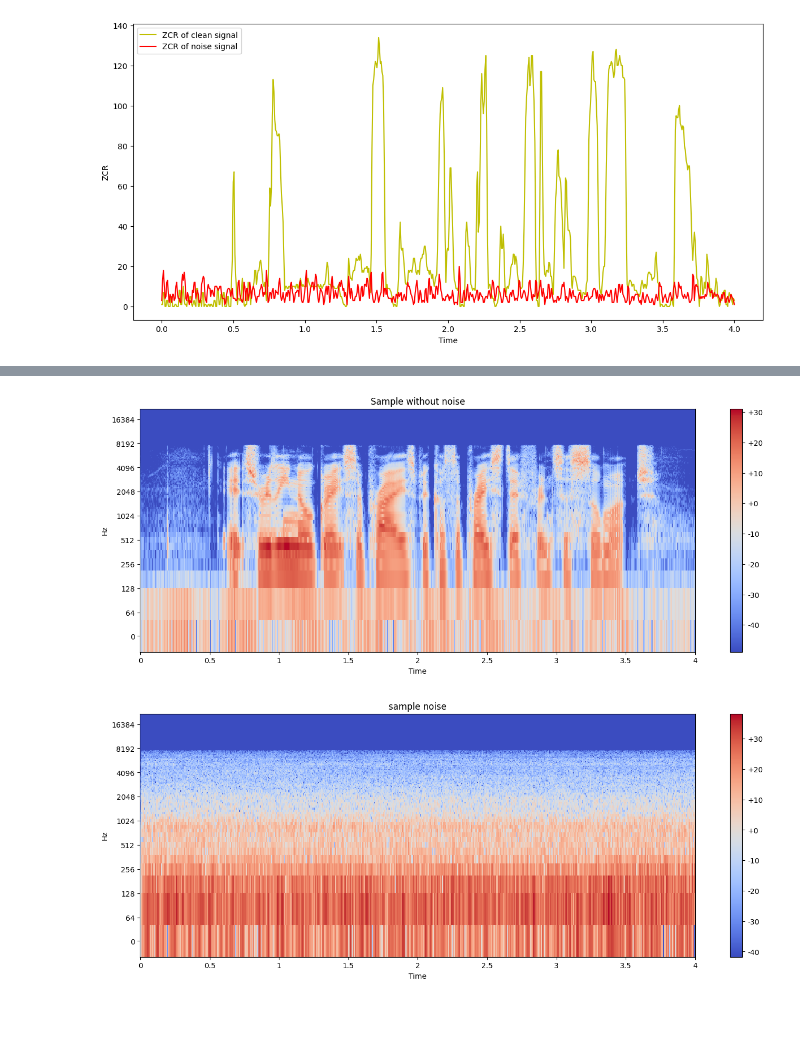
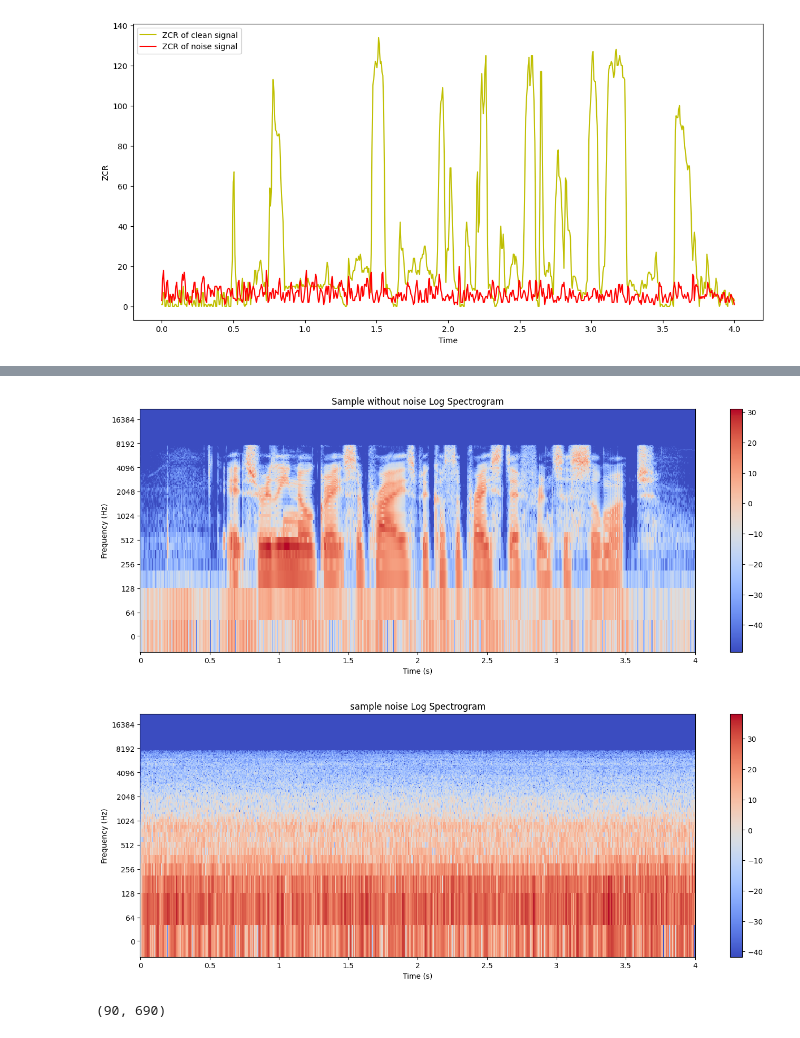
Before and after one commit to MahyarFardin/Deep-white-noise-elimination-using-recurrent-and-convolutional-generative-adversial-networks, a Jupyter notebook: dataset_overview.ipynb, the cells around one changed output, grey strips where cells are left out. Saved outputs shown, nothing was run; the diff lists cells and outputs as text; code cells hidden in the pictures.

Commit message:
Log Mel Spectrogram of samples was extracted

```diff
--- a/dataset_overview.ipynb
+++ b/dataset_overview.ipynb
@@ -240,21 +252,38 @@ plot_magnitude_spectrum(magnitude_spectrum_noise, sr, "Sample noise", 0.5)
-# %%
-def plot_spectrogram(Y, sr, hop_length, y_axis = "log", title = "Spactrogram"):
-  plt.figure(figsize = (17,6))
-  librosa.display.specshow(Y, sr = sr, hop_length = hop_length, x_axis = "time", y_axis = y_axis)
-  plt.title(title)
-  plt.colorbar(format = "%+2.f")
+# %%
+def plot_spectrogram(spectrogram, sr, hop_length, y_axis = "log", title = "Log Spactrogram"):
+  """
+    Plot a spectrogram.
+
+    Parameters:
+    - spectrogram (numpy.ndarray): The input spectrogram to be plotted.
+    - sr (int): The sampling rate of the audio signal.
+    - hop_length (int): The number of samples between successive frames.
+    - y_axis (str, optional): The scale of the frequency axis. Defaults to "log".
+    - title (str, optional): The title of the plot. Defaults to "Spectrogram".
+
+    Returns:
+    - None
+  """
+
+  plt.figure(figsize = (17,6))
+  librosa.display.specshow(spectrogram, sr = sr, hop_length = hop_length, x_axis = "time", y_axis = y_axis,)
+  plt.title(title)
+  plt.ylabel("Frequency (Hz)")
+  plt.xlabel("Time (s)")
+  plt.colorbar()
 # %%
-# extract short time fourier transform of both clean and noise signals
+# extract short time fourier transform (STFT) of both signals
 stft_signal_clean = librosa.stft(signal_clean, n_fft=FRAME_LENGTH, hop_length=HOP_LENGTH)
 stft_signal_noise = librosa.stft(signal_noise, n_fft=FRAME_LENGTH, hop_length=HOP_LENGTH)
 
 # extract spectrogram of the signals
-y_clean = librosa.power_to_db(np.abs(stft_signal_clean) ** 2)
-y_noise = librosa.power_to_db(np.abs(stft_signal_noise) ** 2)
-
-# Plot the log spectrograms of the signals
-plot_spectrogram(y_clean, sr, HOP_LENGTH, "log", title="Sample without noise")
-plot_spectrogram(y_noise, sr, HOP_LENGTH, "log", title="sample noise")
+spectrogram_clean = librosa.power_to_db(np.abs(stft_signal_clean) ** 2)
+spectrogram_noise = librosa.power_to_db(np.abs(stft_signal_noise) ** 2)
-# %% [output]
-[figure, removed]
-[figure, removed]
+# %%
+# Plot the log spectrograms of the signals
+
+plot_spectrogram(spectrogram_clean, sr, HOP_LENGTH, "log", title="Sample without noise Log Spectrogram")
+plot_spectrogram(spectrogram_noise, sr, HOP_LENGTH, "log", title="sample noise Log Spectrogram")
+# %% [output]
+[figure, added]
+[figure, added]
@@ -260,0 +310,9 @@ plot_spectrogram(y_noise, sr, HOP_LENGTH, "log", title="sample noise")
+# %%
+# Extract Mel Spectrogram of the signals
+
+mel_spectrogram_clean = librosa.feature.melspectrogram(y = signal_clean, sr = sr, n_fft = FRAME_LENGTH, hop_length = HOP_LENGTH, n_mels = 90)# n_mels needs to be modified for our task by sevral tests
+mel_spectrogram_noise = librosa.feature.melspectrogram(y = signal_noise, sr = sr, n_fft = FRAME_LENGTH, hop_length = HOP_LENGTH, n_mels = 90)
+
+mel_spectrogram_clean.shape # (number of mal bands, number of frames)
+# %% [output]
+(90, 690)
```
Also changed, not shown: parts of 9 cells of this notebook.
